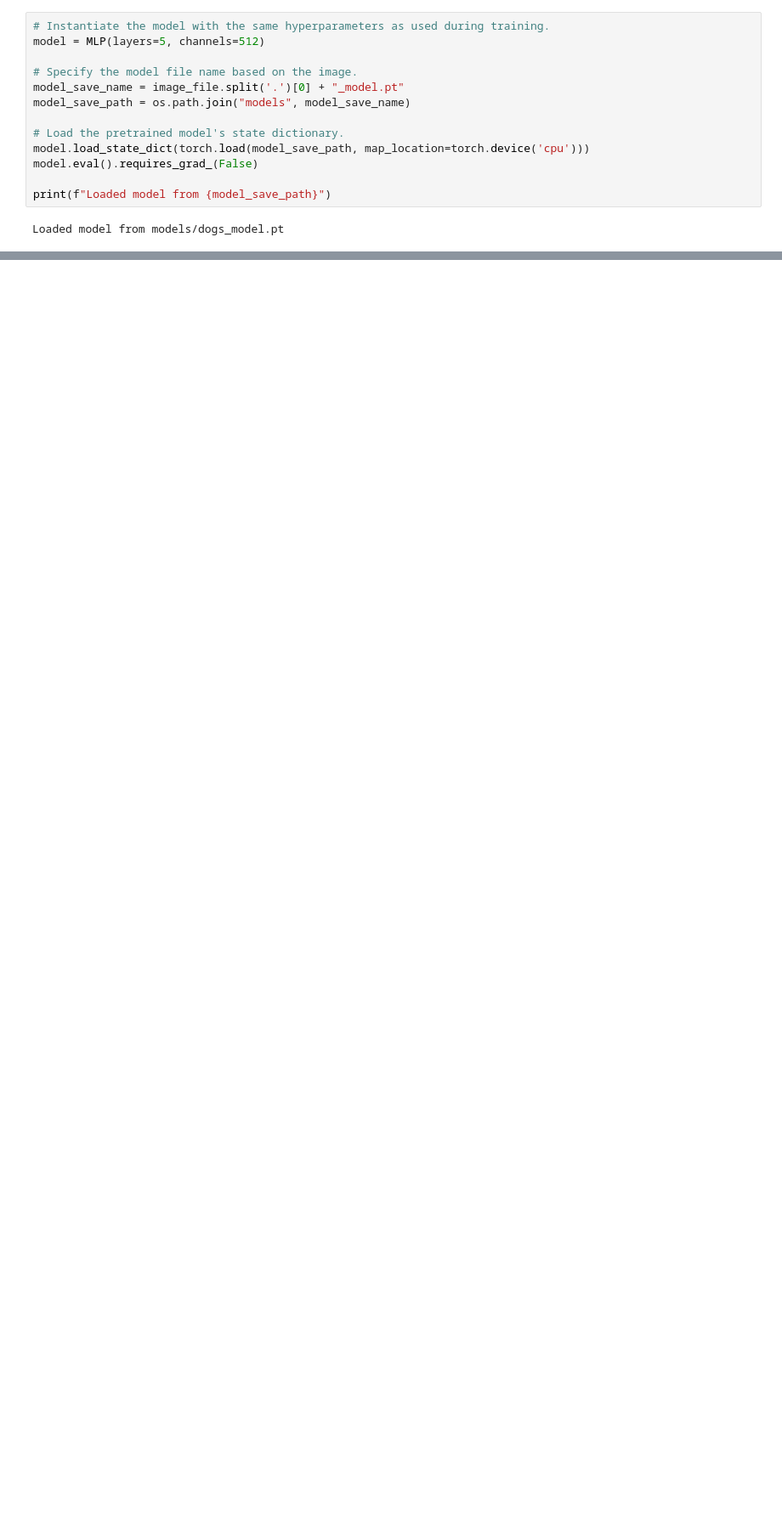
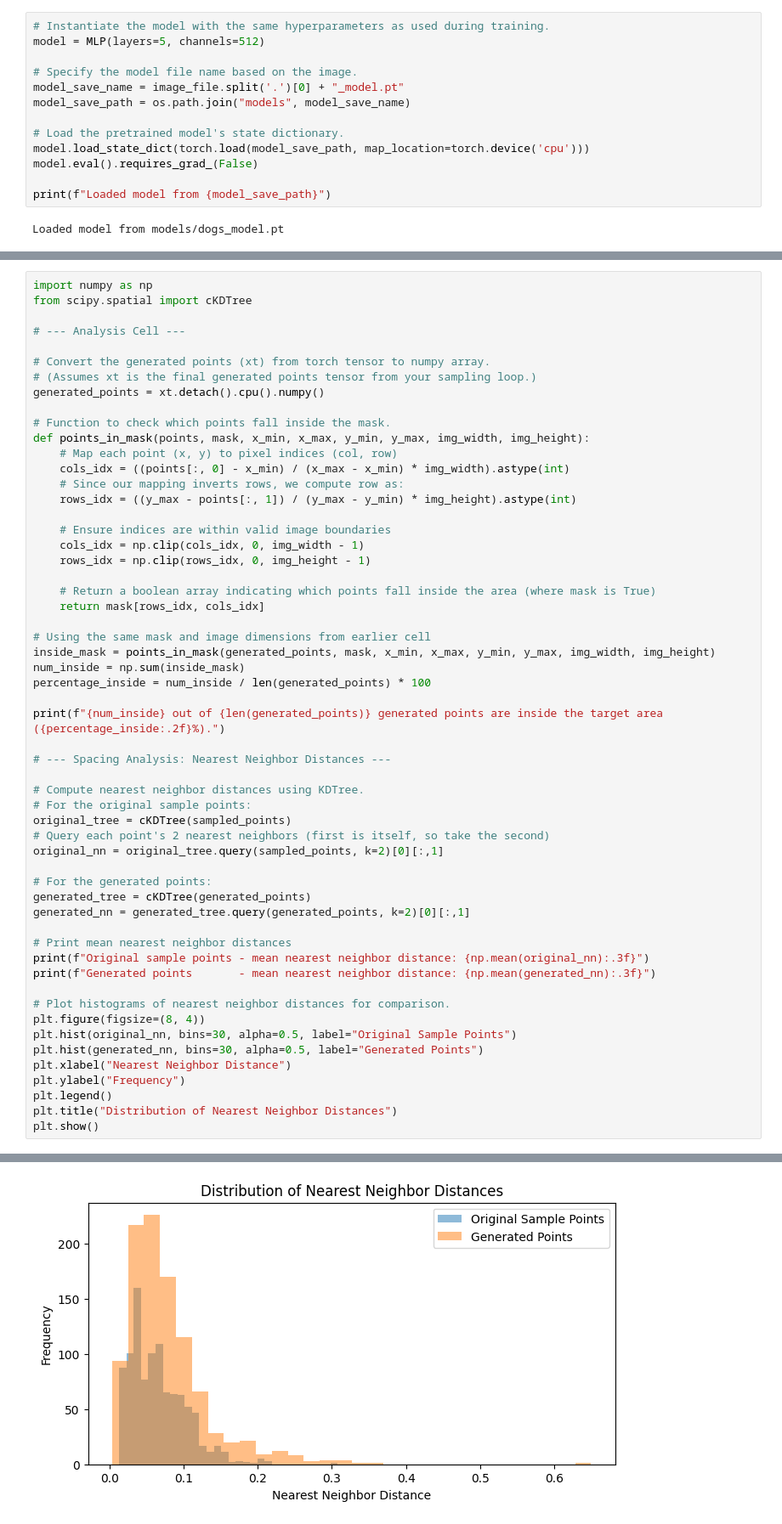
Before and after one commit to abstratovcm/flow-matching-playground, a Jupyter notebook: examples/image_sample_points/image_sample_points_sampling.ipynb, the cells around one changed output, grey strips where cells are left out. Shown at 85% size. Cells and saved outputs as stored; diff of their text form; blank space fills up the shorter version.

```diff
--- a/examples/image_sample_points/image_sample_points_sampling.ipynb
+++ b/examples/image_sample_points/image_sample_points_sampling.ipynb
@@ -147 +160,58 @@ print("Sampling complete.")
 Sampling complete.
+# %%
+import numpy as np
+from scipy.spatial import cKDTree
+
+# --- Analysis Cell ---
+
+# Convert the generated points (xt) from torch tensor to numpy array.
+# (Assumes xt is the final generated points tensor from your sampling loop.)
+generated_points = xt.detach().cpu().numpy()
+
+# Function to check which points fall inside the mask.
+def points_in_mask(points, mask, x_min, x_max, y_min, y_max, img_width, img_height):
+    # Map each point (x, y) to pixel indices (col, row)
+    cols_idx = ((points[:, 0] - x_min) / (x_max - x_min) * img_width).astype(int)
+    # Since our mapping inverts rows, we compute row as:
+    rows_idx = ((y_max - points[:, 1]) / (y_max - y_min) * img_height).astype(int)
+
+    # Ensure indices are within valid image boundaries
+    cols_idx = np.clip(cols_idx, 0, img_width - 1)
+    rows_idx = np.clip(rows_idx, 0, img_height - 1)
+
+    # Return a boolean array indicating which points fall inside the area (where mask is True)
+    return mask[rows_idx, cols_idx]
+
+# Using the same mask and image dimensions from earlier cell
+inside_mask = points_in_mask(generated_points, mask, x_min, x_max, y_min, y_max, img_width, img_height)
+num_inside = np.sum(inside_mask)
+percentage_inside = num_inside / len(generated_points) * 100
+
+print(f"{num_inside} out of {len(generated_points)} generated points are inside the target area ({percentage_inside:.2f}%).")
+
+# --- Spacing Analysis: Nearest Neighbor Distances ---
+
+# Compute nearest neighbor distances using KDTree.
+# For the original sample points:
+original_tree = cKDTree(sampled_points)
+# Query each point's 2 nearest neighbors (first is itself, so take the second)
+original_nn = original_tree.query(sampled_points, k=2)[0][:,1]
+
+# For the generated points:
+generated_tree = cKDTree(generated_points)
+generated_nn = generated_tree.query(generated_points, k=2)[0][:,1]
+
+# Print mean nearest neighbor distances
+print(f"Original sample points - mean nearest neighbor distance: {np.mean(original_nn):.3f}")
+print(f"Generated points       - mean nearest neighbor distance: {np.mean(generated_nn):.3f}")
+
+# Plot histograms of nearest neighbor distances for comparison.
+plt.figure(figsize=(8, 4))
+plt.hist(original_nn, bins=30, alpha=0.5, label="Original Sample Points")
+plt.hist(generated_nn, bins=30, alpha=0.5, label="Generated Points")
+plt.xlabel("Nearest Neighbor Distance")
+plt.ylabel("Frequency")
+plt.legend()
+plt.title("Distribution of Nearest Neighbor Distances")
+plt.show()
+# %% [output]
@@ -147,0 +221 @@ Sampling complete.
+[figure, added]
```
Also changed, not shown: parts of 4 cells of this notebook, 4 other files.
